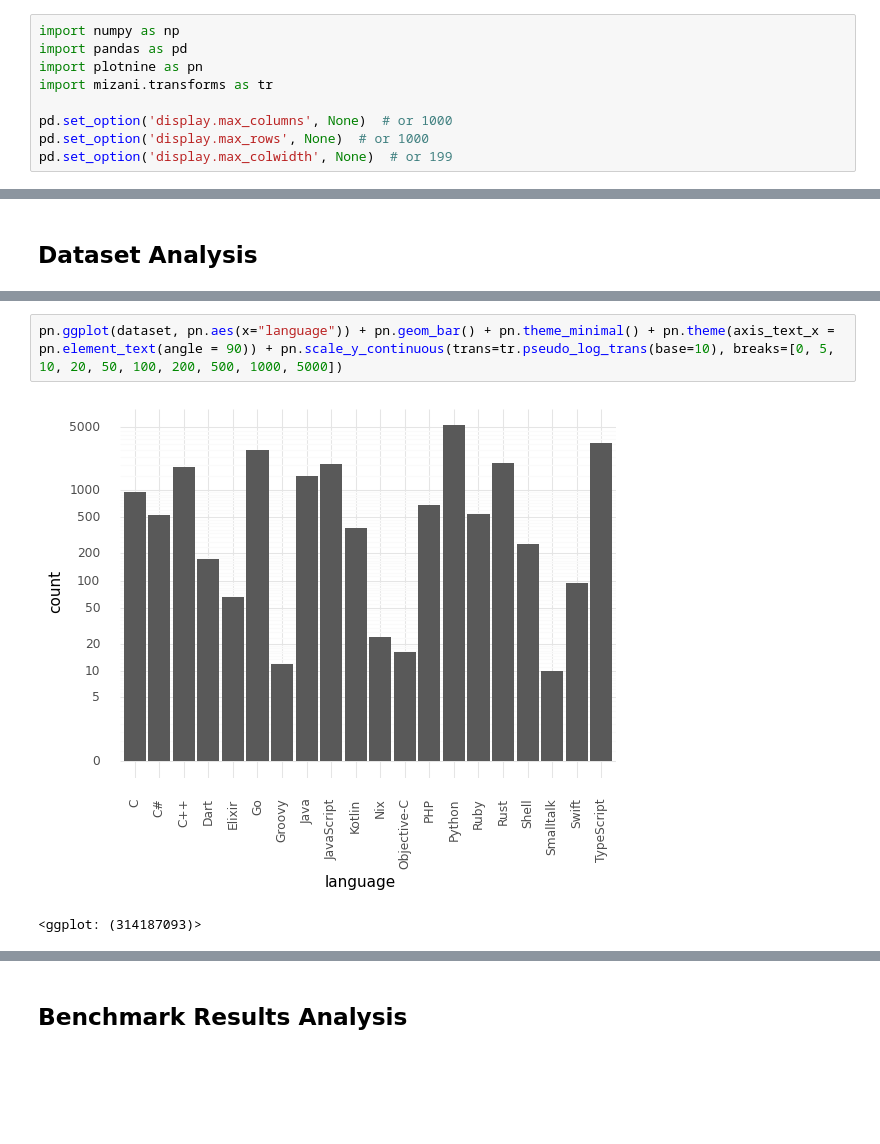
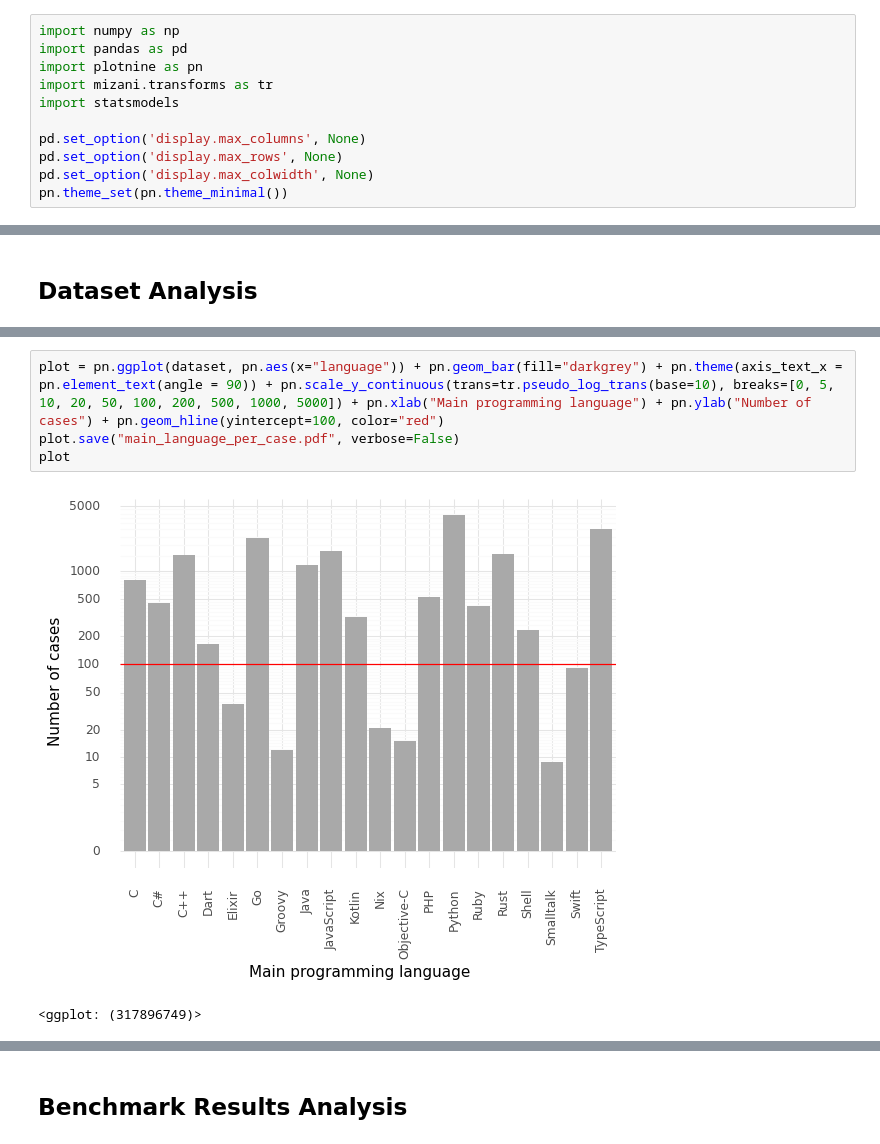
Before and after one commit to labri-progress/cidiff, a Jupyter notebook: python/analysis.ipynb, the cells around one changed output, grey strips where cells are left out. Drawn from its saved outputs; the diff is of its cells as text; blank space fills up the shorter version.

```diff
--- a/python/analysis.ipynb
+++ b/python/analysis.ipynb
@@ -7,7 +7,9 @@ import numpy as np
 import pandas as pd
 import plotnine as pn
 import mizani.transforms as tr
+import statsmodels
 
-pd.set_option('display.max_columns', None)  # or 1000
-pd.set_option('display.max_rows', None)  # or 1000
-pd.set_option('display.max_colwidth', None)  # or 199
+pd.set_option('display.max_columns', None)
+pd.set_option('display.max_rows', None)
+pd.set_option('display.max_colwidth', None)
+pn.theme_set(pn.theme_minimal())
@@ -34,8 +43,10 @@ len(dataset)
 # %%
-pn.ggplot(dataset, pn.aes(x="language")) + pn.geom_bar() + pn.theme_minimal() + pn.theme(axis_text_x = pn.element_text(angle = 90)) + pn.scale_y_continuous(trans=tr.pseudo_log_trans(base=10), breaks=[0, 5, 10, 20, 50, 100, 200, 500, 1000, 5000])
+plot = pn.ggplot(dataset, pn.aes(x="language")) + pn.geom_bar(fill="darkgrey") + pn.theme(axis_text_x = pn.element_text(angle = 90)) + pn.scale_y_continuous(trans=tr.pseudo_log_trans(base=10), breaks=[0, 5, 10, 20, 50, 100, 200, 500, 1000, 5000]) + pn.xlab("Main programming language") + pn.ylab("Number of cases") + pn.geom_hline(yintercept=100, color="red")
+plot.save("main_language_per_case.pdf", verbose=False)
+plot
 # %% [output]
-[figure, old version]
+[figure, new version]
-<ggplot: (314187093)>
+<ggplot: (317896749)>
 # %%
 dataset["language"].value_counts().to_frame()
 # %% [output]
```
Also changed, not shown: parts of 37 cells of this notebook.
